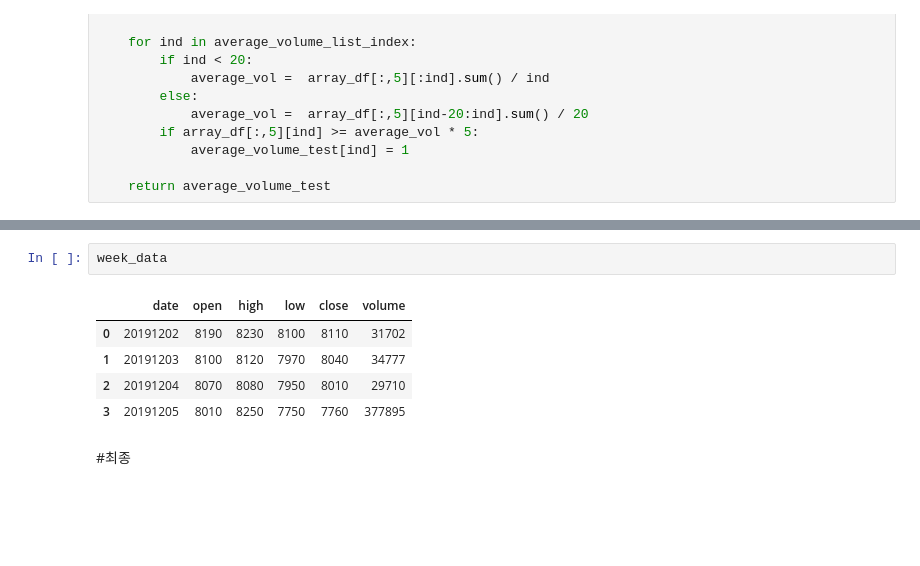
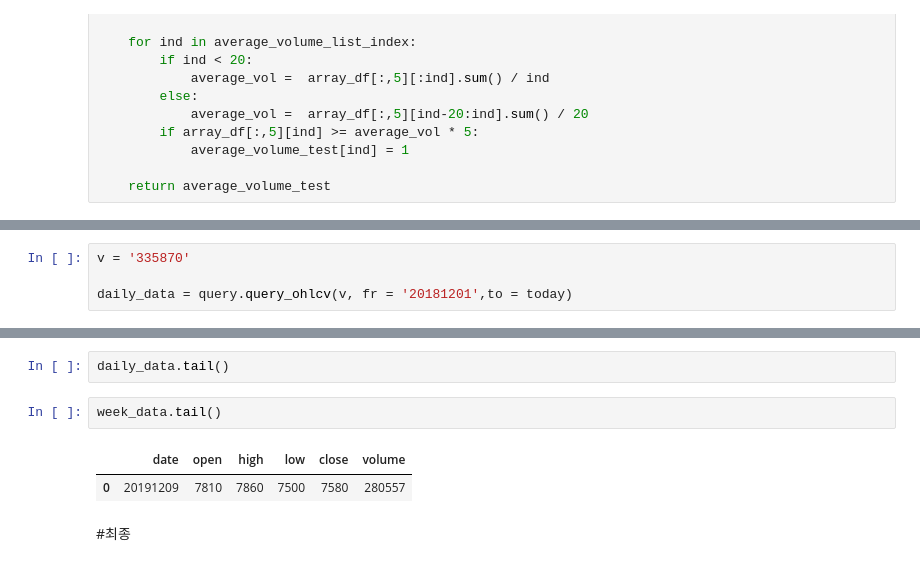
Before and after one commit to KIMJUNYOUNG0125/Strategy, a Jupyter notebook: 01-1.find_triger_date&shcode_v4.ipynb, the cells around one changed output, grey strips where cells are left out. Drawn from its saved outputs; the diff is of its cells as text; blank space fills up the shorter version.

```diff
--- a/01-1.find_triger_date&shcode_v4.ipynb
+++ b/01-1.find_triger_date&shcode_v4.ipynb
@@ -69,0 +47,4 @@ False
+# %%
+v = '335870'
+
+daily_data = query.query_ohlcv(v, fr = '20181201',to = today)
@@ -70,11 +66,10 @@ False
+# %%
+daily_data.tail()
 # %%
-week_data
+week_data.tail()
 # %% [output]
 |  | date | open | high | low | close | volume |
-| 0 | 20191202 | 8190 | 8230 | 8100 | 8110 | 31702 |
-| 1 | 20191203 | 8100 | 8120 | 7970 | 8040 | 34777 |
-| 2 | 20191204 | 8070 | 8080 | 7950 | 8010 | 29710 |
-| 3 | 20191205 | 8010 | 8250 | 7750 | 7760 | 377895 |
+| 0 | 20191209 | 7810 | 7860 | 7500 | 7580 | 280557 |
 # %% [markdown]
 #최종
 # %%
```
Also changed, not shown: parts of 6 cells of this notebook, 8 other files.
